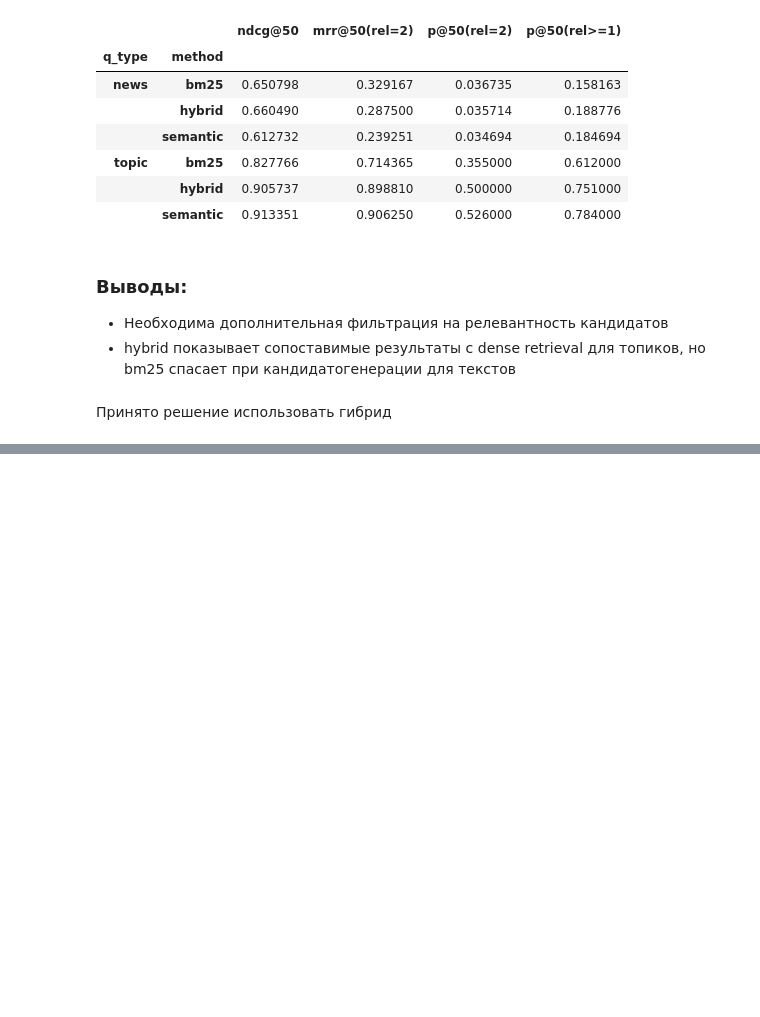
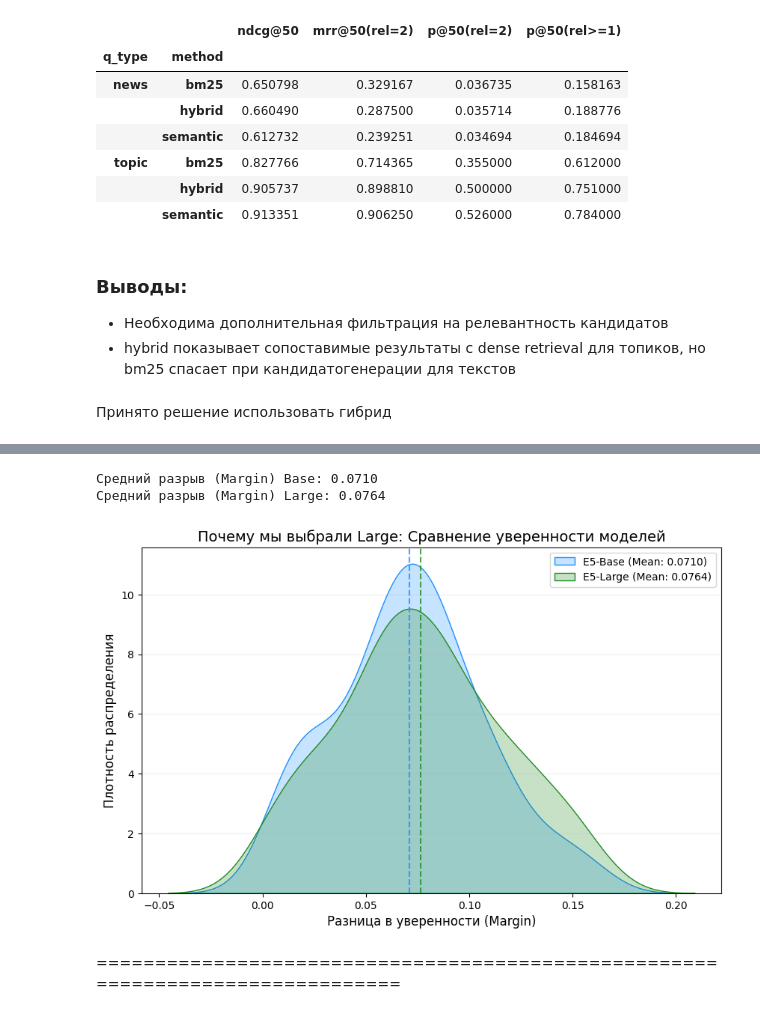
Before and after one commit to szhn1/itmo_nlp_project, a Jupyter notebook: notebooks/base retrieval check.ipynb, the cells around one changed output, grey strips where cells are left out. Cells and saved outputs as stored; diff of their text form; code cells hidden in the pictures; blank space fills up the shorter version.

```diff
--- a/notebooks/base retrieval check.ipynb
+++ b/notebooks/base retrieval check.ipynb
@@ -704,0 +789,50 @@ display(by_type)
+# %%
+def analyze_margin(embeddings, test_idx, k=2):
+    margins = []
+    for idx in test_idx:
+        query_vec = embeddings[idx].reshape(1, -1)
+        sims = np.dot(embeddings, query_vec.T).flatten()
+        top_2_idx = np.argsort(sims)[::-1][:k+1]
+
+        # Разрыв между самым похожим (обычно это сам документ) и вторым кандидатом
+        margin = sims[top_2_idx[0]] - sims[top_2_idx[1]]
+        margins.append(margin)
+
+    # Возвращаем кортеж: (среднее значение, весь список значений)
+    return np.mean(margins), margins
+
+test_indices = df_eval.sample(100, random_state=42).index.tolist()
+
+# Распаковываем результат в две переменные для каждой модели
+margin_base_avg, margins_base_list = analyze_margin(emb_base, test_indices)
+margin_large_avg, margins_large_list = analyze_margin(emb_large, test_indices)
+
+print(f"Средний разрыв (Margin) Base: {margin_base_avg:.4f}")
+print(f"Средний разрыв (Margin) Large: {margin_large_avg:.4f}")
+
+import matplotlib.pyplot as plt
+import seaborn as sns
+import numpy as np
+
+plt.figure(figsize=(10, 6))
+
+# Рисуем распределение на основе полных списков
+sns.kdeplot(margins_base_list, fill=True, label=f'E5-Base (Mean: {margin_base_avg:.4f})', color='dodgerblue')
+sns.kdeplot(margins_large_list, fill=True, label=f'E5-Large (Mean: {margin_large_avg:.4f})', color='forestgreen')
+
+# Добавляем вертикальные линии средних значений
+plt.axvline(margin_base_avg, color='dodgerblue', linestyle='--', alpha=0.8)
+plt.axvline(margin_large_avg, color='forestgreen', linestyle='--', alpha=0.8)
+
+plt.title('Почему мы выбрали Large: Сравнение уверенности моделей', fontsize=14)
+plt.xlabel('Разница в уверенности (Margin)', fontsize=12)
+plt.ylabel('Плотность распределения', fontsize=12)
+plt.legend()
+plt.grid(axis='y', alpha=0.2)
+plt.show()
+# %% [output]
+Средний разрыв (Margin) Base: 0.0710
+Средний разрыв (Margin) Large: 0.0764
+[figure, added]
+# %% [markdown]
+===============================================================================
```
Also changed, not shown: parts of 11 cells of this notebook.
